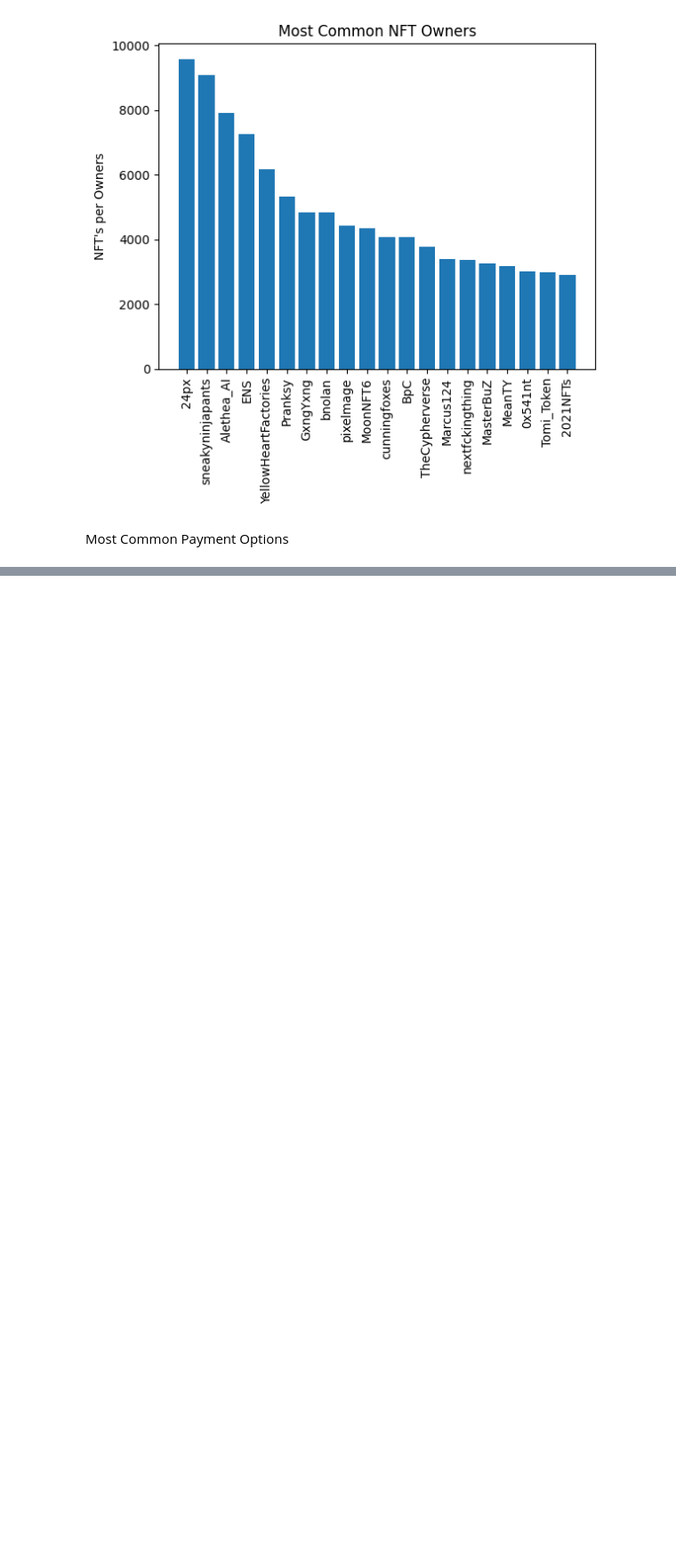
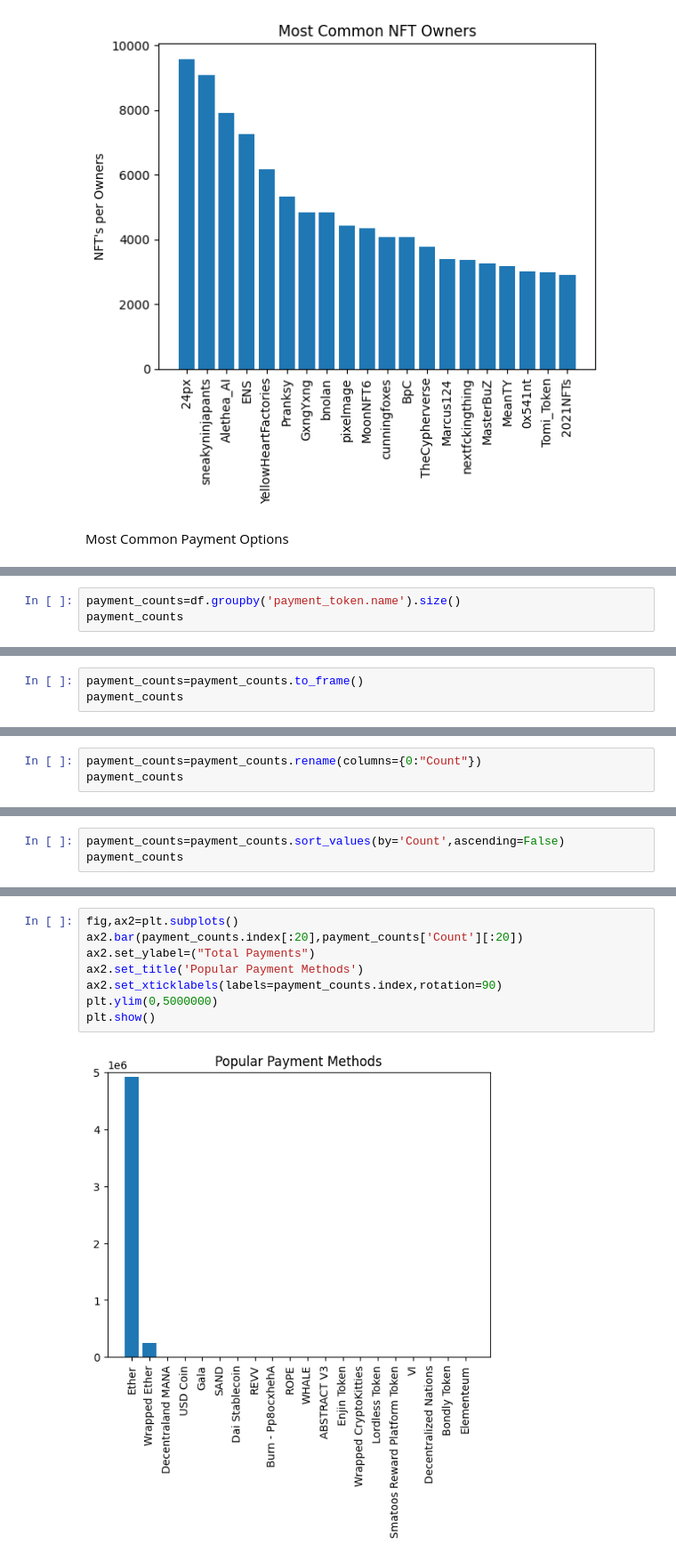
Before and after one commit to datakiptoo/Opensea, a Jupyter notebook: nft.ipynb, the cells around one changed output, grey strips where cells are left out. Shown at 89% size. Cells and saved outputs as stored; diff of their text form; blank space fills up the shorter version.

```diff
--- a/nft.ipynb
+++ b/nft.ipynb
@@ -1184,0 +1234,3 @@ Most Common Payment Options
+# %%
+payment_counts=df.groupby('payment_token.name').size()
+payment_counts
@@ -1184,0 +1251,3 @@ Most Common Payment Options
+# %%
+payment_counts=payment_counts.to_frame()
+payment_counts
@@ -1184,0 +1269,3 @@ Most Common Payment Options
+# %%
+payment_counts=payment_counts.rename(columns={0:"Count"})
+payment_counts
@@ -1184,0 +1287,3 @@ Most Common Payment Options
+# %%
+payment_counts=payment_counts.sort_values(by='Count',ascending=False)
+payment_counts
@@ -1184,0 +1326,10 @@ Most Common Payment Options
+# %%
+fig,ax2=plt.subplots()
+ax2.bar(payment_counts.index[:20],payment_counts['Count'][:20])
+ax2.set_ylabel=("Total Payments")
+ax2.set_title('Popular Payment Methods')
+ax2.set_xticklabels(labels=payment_counts.index,rotation=90)
+plt.ylim(0,5000000)
+plt.show()
+# %% [output]
+[figure, added]
```
Also changed, not shown: parts of 9 cells of this notebook, 1 other file.
